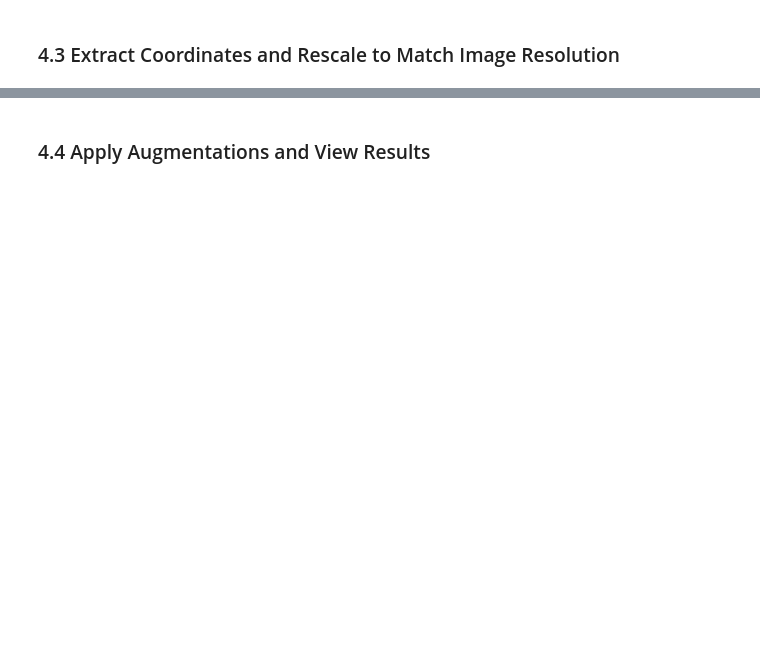
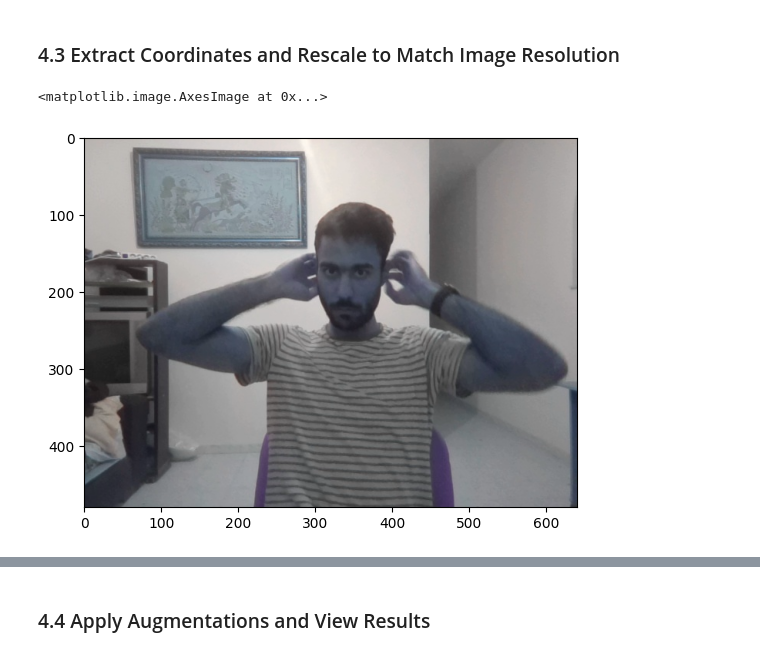
Before and after one commit to HaniMayara/Face_Detection, a Jupyter notebook: FaceDetection.ipynb, the cells around one changed output, grey strips where cells are left out. Saved outputs shown, nothing was run; the diff lists cells and outputs as text; code cells hidden in the pictures; blank space fills up the shorter version.

Commit message:
Augmented_data

```diff
--- a/FaceDetection.ipynb
+++ b/FaceDetection.ipynb
@@ -141,5 +167,5 @@ augmentor = alb.Compose([alb.RandomCrop(width=450, height=450),
 # %% [markdown]
 ### 4.2 Load a Test Image and Annotation with OpenCV and JSON
 # %%
-img = cv2.imread(os.path.join('data','train', 'images','ffd85fc5-cc1a-11ec-bfb8-a0cec8d2d278.jpg'))
+img = cv2.imread(os.path.join('data','train', 'images','231ff9ad-8be7-11ef-b918-300505360c49.jpg'))
 # %%
@@ -150,5 +179,10 @@ label['shapes'][0]['points']
 # %% [markdown]
 ### 4.3 Extract Coordinates and Rescale to Match Image Resolution
+# %%
+plt.imshow(img)
+# %% [output]
+<matplotlib.image.AxesImage at 0x...>
+[figure, added]
 # %%
 coords = [0,0,0,0]
 coords[0] = label['shapes'][0]['points'][0][0]
```
Also changed, not shown: parts of 16 cells of this notebook.
